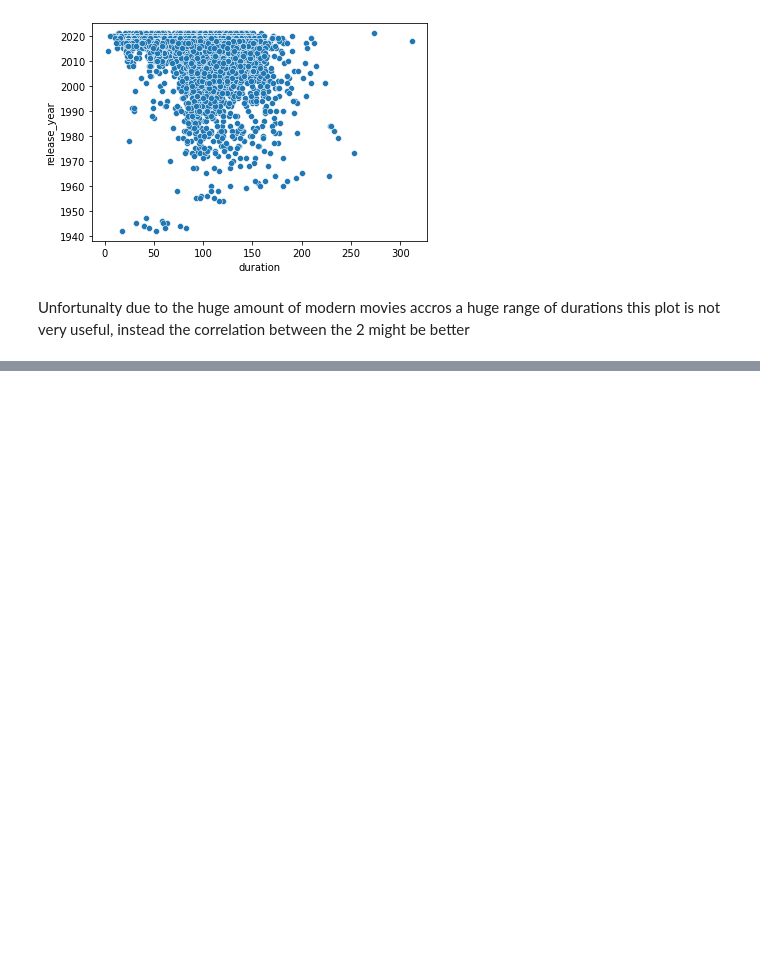
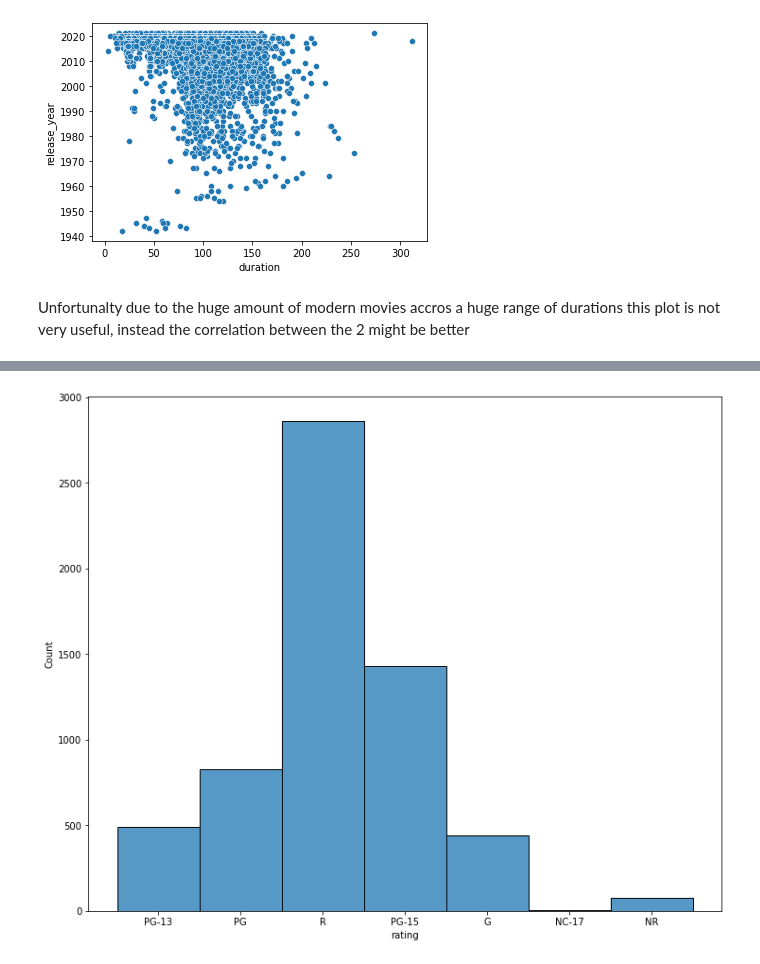
Before and after one commit to AndrewJGroves/DataSciencePortfolio, a Jupyter notebook: netflix-eda.ipynb, the cells around one changed output, grey strips where cells are left out. Drawn from its saved outputs; the diff is of its cells as text; code cells hidden in the pictures; blank space fills up the shorter version.

```diff
--- a/netflix-eda.ipynb
+++ b/netflix-eda.ipynb
@@ -265,0 +314,14 @@ This shows that there is some correlation but negative, this will be because the
+# %%
+movie.loc[movie['rating'] == 'TV-MA', 'rating'] = 'R'
+movie.loc[movie['rating'] == 'TV-PG', 'rating'] = 'PG'
+movie.loc[movie['rating'] == 'TV-14', 'rating'] = 'PG-15'
+movie.loc[movie['rating'] == 'TV-Y', 'rating'] = 'G'
+movie.loc[movie['rating'] == 'TV-G', 'rating'] = 'G'
+movie.loc[movie['rating'] == 'TV-Y7', 'rating'] = 'G'
+movie.loc[movie['rating'] == 'TV-Y7-FV', 'rating'] = 'G'
+movie.loc[movie['rating'] == 'UR', 'rating'] = 'NR'
+# %%
+plt.figure(figsize=(12,10))
+chart=sns.histplot(data=movie,x='rating')
+# %% [output]
+[figure, added]
```
Also changed, not shown: parts of 40 cells of this notebook.
